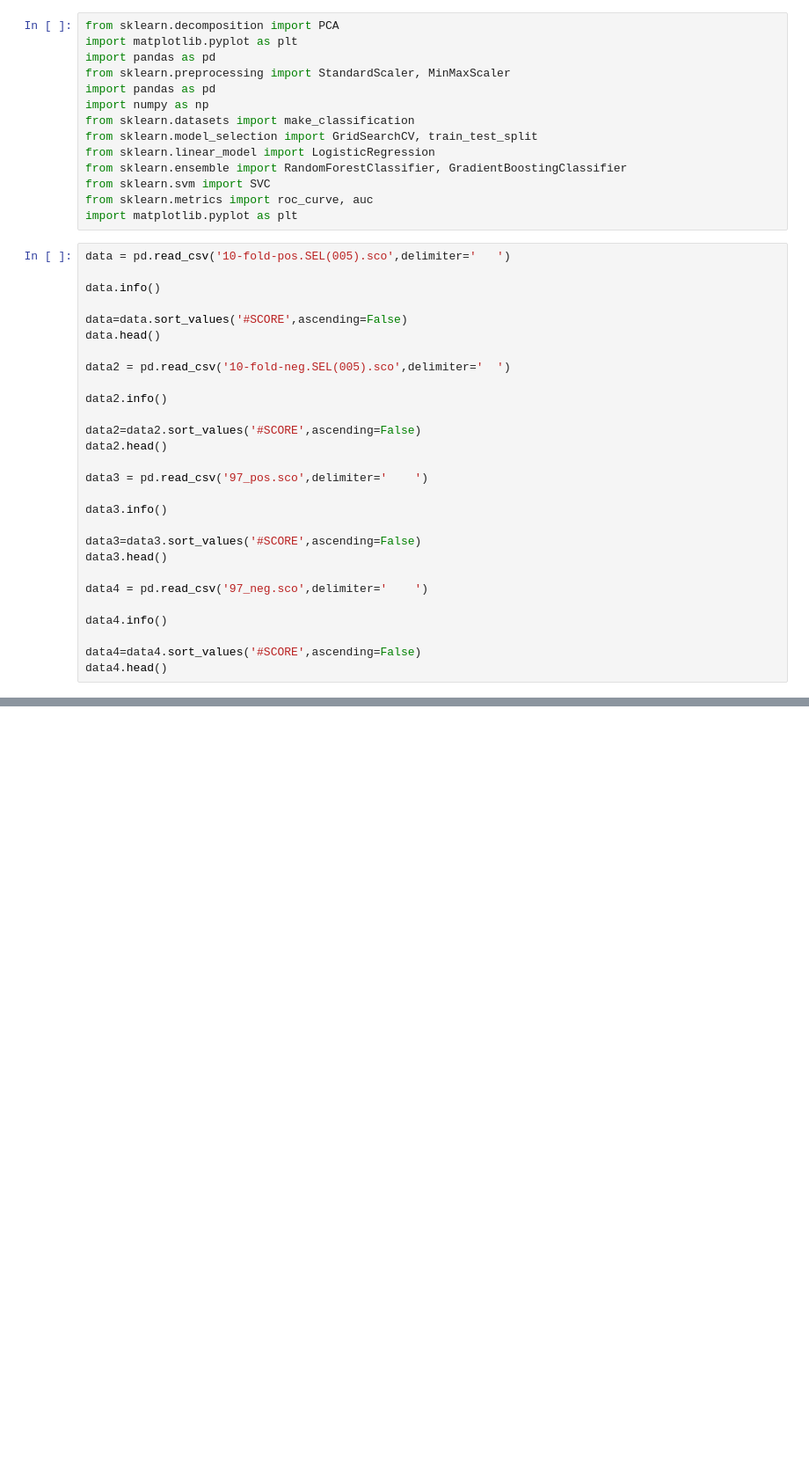
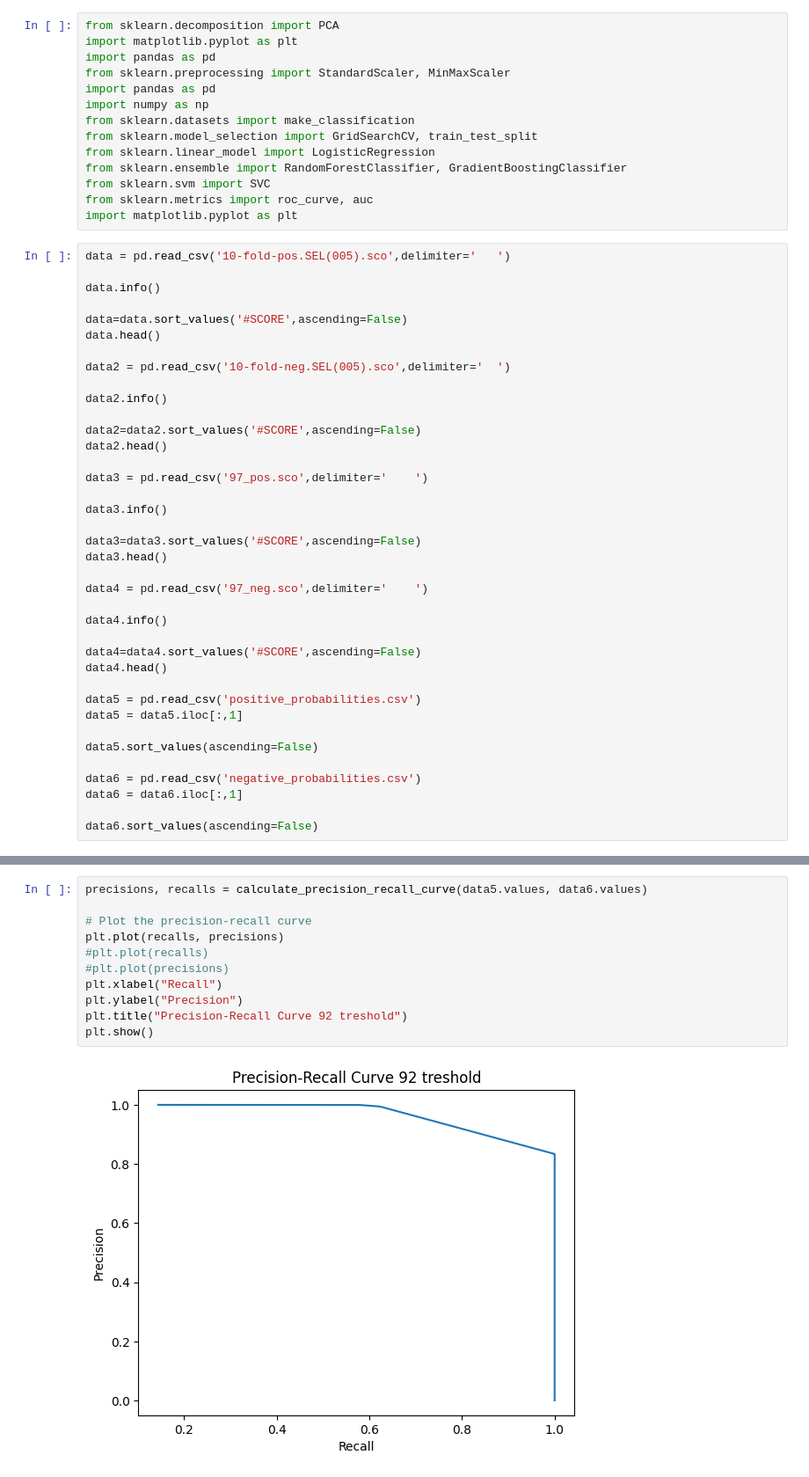
Before and after one commit to EdAlita/RetinaSegmentation-HEx, a Jupyter notebook: code/test.ipynb, the cells around one changed output, grey strips where cells are left out. Shown at 88% size. Saved outputs shown, nothing was run; the diff lists cells and outputs as text; blank space fills up the shorter version.

```diff
--- a/code/test.ipynb
+++ b/code/test.ipynb
@@ -40,6 +40,16 @@ data4.info()
 
 data4=data4.sort_values('#SCORE',ascending=False)
 data4.head()
+
+data5 = pd.read_csv('positive_probabilities.csv')
+data5 = data5.iloc[:,1]
+
+data5.sort_values(ascending=False)
+
+data6 = pd.read_csv('negative_probabilities.csv')
+data6 = data6.iloc[:,1]
+
+data6.sort_values(ascending=False)
 # %% [output]
 <class 'pandas.core.frame.DataFrame'>
 RangeIndex: 2775 entries, 0 to 2774
@@ -137,0 +154,13 @@ Area under the curve (AUC): -0.9194552383944861
+# %%
+precisions, recalls = calculate_precision_recall_curve(data5.values, data6.values)
+
+# Plot the precision-recall curve
+plt.plot(recalls, precisions)
+#plt.plot(recalls)
+#plt.plot(precisions)
+plt.xlabel("Recall")
+plt.ylabel("Precision")
+plt.title("Precision-Recall Curve 92 treshold")
+plt.show()
+# %% [output]
+[figure, added]
```
Also changed, not shown: parts of 6 cells of this notebook, 3 other files.
